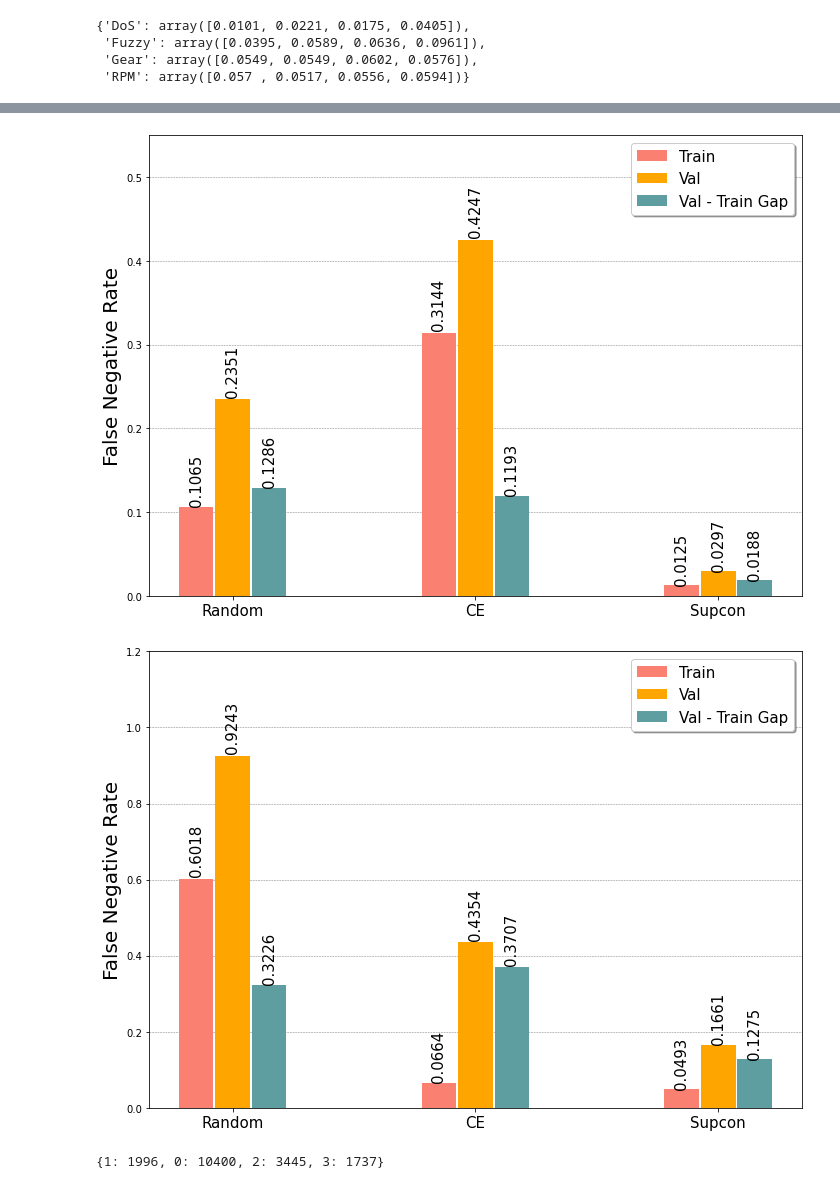
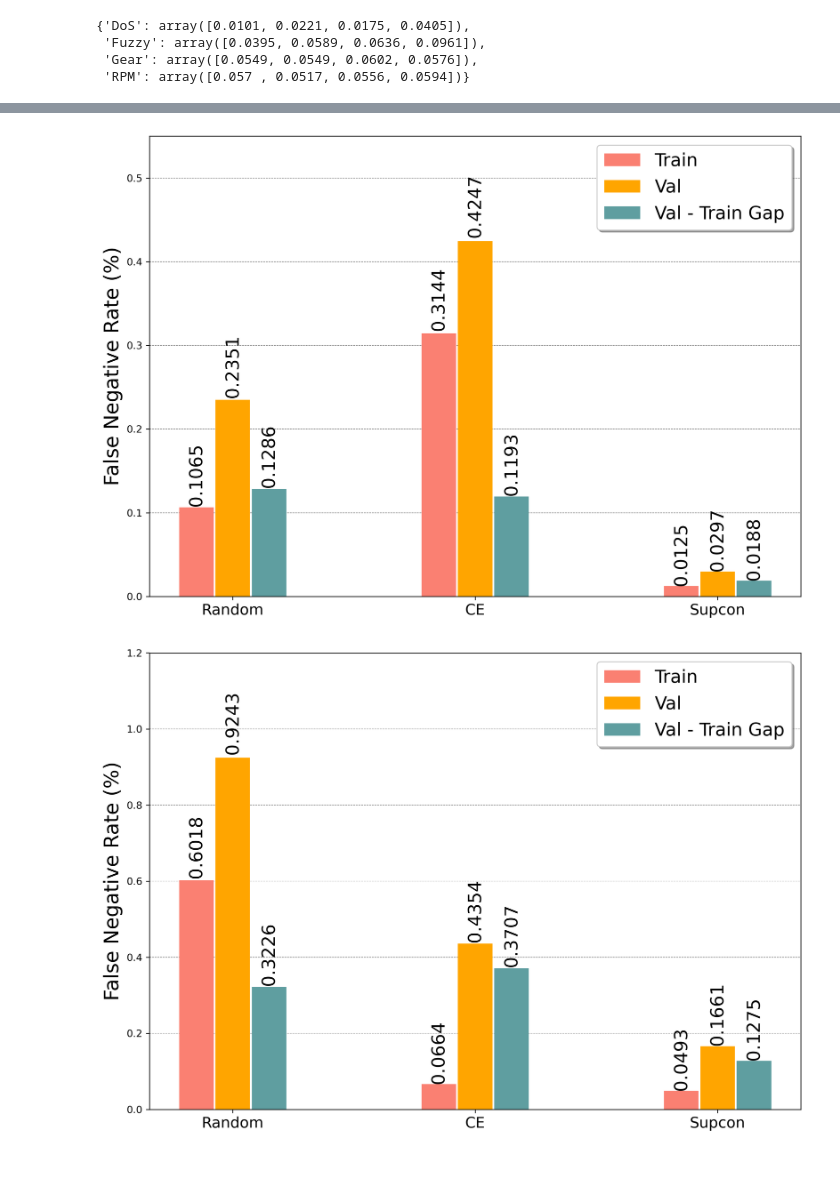
Before and after one commit to htn274/CAN-SupCon-IDS, a Jupyter notebook: notebooks/Visualization.ipynb, the cells around one changed output, grey strips where cells are left out. Drawn from its saved outputs; the diff is of its cells as text; code cells hidden in the pictures.

Commit message:
update some figures

```diff
--- a/notebooks/Visualization.ipynb
+++ b/notebooks/Visualization.ipynb
@@ -22,10 +22,10 @@ def present_height(ax, bar):
         posx = rect.get_x()+rect.get_width()*0.5
         posy = height*1.01
         ax.text(posx, posy, '%.4f' % height, rotation=90,
-                ha='center', va='bottom', fontsize=15, zorder=3)
+                ha='center', va='bottom', fontsize=18, zorder=3)
 # %%
-def plot(xticks, data, ylim=None, figsize=(25, 10)):
-    fig, ax = plt.subplots(1,1,figsize=figsize)
+def plot(xticks, data, ylim=None, figsize=(30, 10)):
+    fig, ax = plt.subplots(1,1,figsize=figsize,dpi=300)
     colors = ['salmon', 'orange', 'cadetblue', 'skyblue', 'plum']
     width = 0.15
     for i, model in enumerate(data.keys()):
@@ -38,8 +38,8 @@ def plot(xticks, data, ylim=None, figsize=(25, 10)):
 
     if not ylim is None:
         plt.ylim(ymax=ylim)
-    ax.set_ylabel('False Negative Rate', fontsize=20)
-    ax.legend(loc='upper right', shadow=True, ncol=1, fontsize=15)
+    ax.set_ylabel('False Negative Rate (%)', fontsize=20)
+    ax.legend(loc='upper right', shadow=True, ncol=1, fontsize=18)
     ax.set_axisbelow(True)
     ax.yaxis.grid(True, color='gray', linestyle='dashed', linewidth=0.5)
     plt.tight_layout()
@@ -101,29 +103,32 @@ data = {
 plot(xticks, data, ylim=0.55, figsize=(10, 7))
 plt.savefig('../figures/transfer_KIA.png', dpi=300)
 # %% [output]
-[figure, old version]
+[figure, new version]
 # %%
 # Chevrolet
 train = np.array([
     [0.1984, 0.1256, 1.8153, 0.2677],
     [0.0697, 0.0503, 0.0626, 0.0831],
     [0.1215, 0.0201, 0.0000, 0.0554],
 ])
+\item The encoder network (Encoder) maps the input $X$ into the representation feature space. In this study, we designed a compact ResNet-18 architecture used as the encoder network.
+        \item The projection network (Projector) projects the outputs from the encoder network into another space, which is normalized and used to measure the distance for the supervised contrastive loss. From the experimental results, the model with a projector produces a higher accuracy, compared to the model without it \cite{Chen2020ARepresentations}. In addition, a non-linear projection network is assumed to be a better choice than the linear one. Hence, a multiple layer perception (MLP) with one hidden layer is used in our model.
+        \item The classification network (Classifier) is a linear layer performing the final classification task that maps the outputs from the encoder network to $C$ classes.
 
 val = np.array([
     [0.2543, 0.1758, 2.9872, 0.2799],
     [0.1084, 0.0469, 1.4572, 0.1292],
     [0.1126, 0.0352, 0.4736, 0.0431],
 ])
 xticks = ['Random', 'CE', 'Supcon']
 
 data = {
     'Train': train.mean(axis=1),
     'Val': val.mean(axis=1),
     'Val - Train Gap': abs(val-train).mean(axis=1)
 }
 
 plot(xticks, data, ylim=1.2, figsize=(10, 7))
 plt.savefig('../figures/transfer_Chev.png', dpi=300)
 # %% [output]
-[figure, old version]
+[figure, new version]
@@ -150,4 +134,0 @@ for _, label in val_loader:
-# %%
-cnt
-# %% [output]
-{1: 1996, 0: 10400, 2: 3445, 3: 1737}
```
Also changed, not shown: parts of 5 cells of this notebook, 4 other files.
